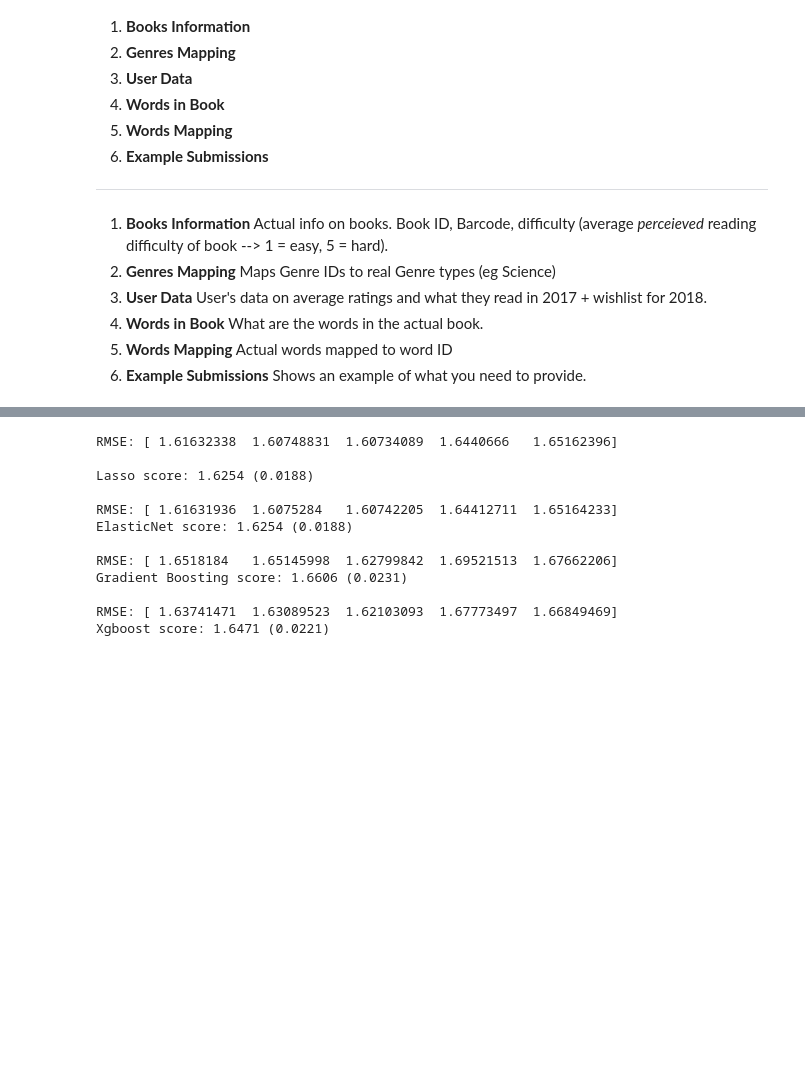
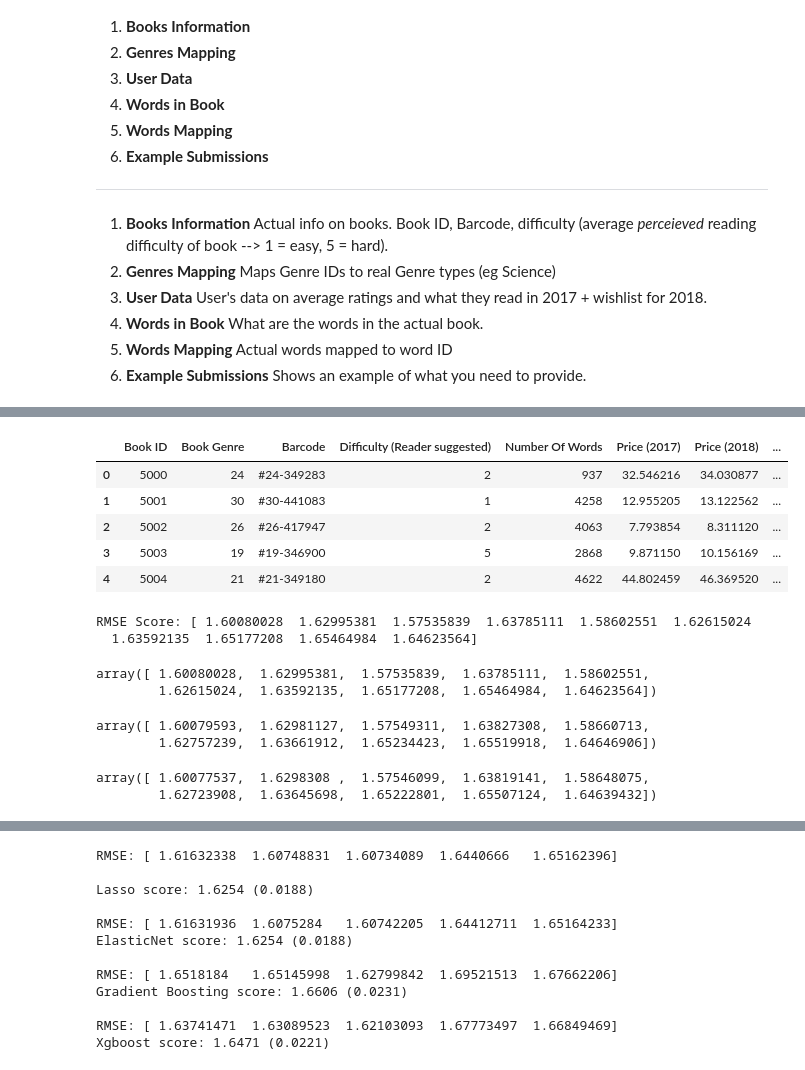
Before and after one commit to peterzzshi/UNSW-DataThon-2018, a Jupyter notebook: UNSW-DataThon-2018.ipynb, the cells around one changed output, grey strips where cells are left out. Cells and saved outputs as stored; diff of their text form; code cells hidden in the pictures; blank space fills up the shorter version.

```diff
--- a/UNSW-DataThon-2018.ipynb
+++ b/UNSW-DataThon-2018.ipynb
@@ -56,3 +65,12 @@ User_Data = pd.read_csv('User Data.csv').replace("Not specified", np.nan)
+# %%
+Books_Information.head()
+# %% [output]
+|  | Book ID | Book Genre | Barcode | Difficulty (Reader suggested) | Number Of Words | Price (2017) | Price (2018) | ... |
+| 0 | 5000 | 24 | #24-349283 | 2 | 937 | 32.546216 | 34.030877 | ... |
+| 1 | 5001 | 30 | #30-441083 | 1 | 4258 | 12.955205 | 13.122562 | ... |
+| 2 | 5002 | 26 | #26-417947 | 2 | 4063 | 7.793854 | 8.311120 | ... |
+| 3 | 5003 | 19 | #19-346900 | 5 | 2868 | 9.871150 | 10.156169 | ... |
+| 4 | 5004 | 21 | #21-349180 | 2 | 4622 | 44.802459 | 46.369520 | ... |
 # %%
 Books_Information.isnull().sum()
 # %%
@@ -113,0 +131,20 @@ def rmsle_cv(model):
+# %%
+CV_RMSE(ENet)
+# %% [output]
+RMSE Score: [ 1.60080028  1.62995381  1.57535839  1.63785111  1.58602551  1.62615024
+  1.63592135  1.65177208  1.65464984  1.64623564]
+array([ 1.60080028,  1.62995381,  1.57535839,  1.63785111,  1.58602551,
+        1.62615024,  1.63592135,  1.65177208,  1.65464984,  1.64623564])
+# %%
+ridge = Ridge(alpha=0.0001)
+lasso = Lasso(alpha=0.0001)
+elasticnet = ElasticNet(alpha=0.0001)
+CV_RMSE(ridge)
+# %% [output]
+array([ 1.60079593,  1.62981127,  1.57549311,  1.63827308,  1.58660713,
+        1.62757239,  1.63661912,  1.65234423,  1.65519918,  1.64646906])
+# %%
+CV_RMSE(lasso)
+# %% [output]
+array([ 1.60077537,  1.6298308 ,  1.57546099,  1.63819141,  1.58648075,
+        1.62723908,  1.63645698,  1.65222801,  1.65507124,  1.64639432])
```
Also changed, not shown: parts of 5 cells of this notebook.
